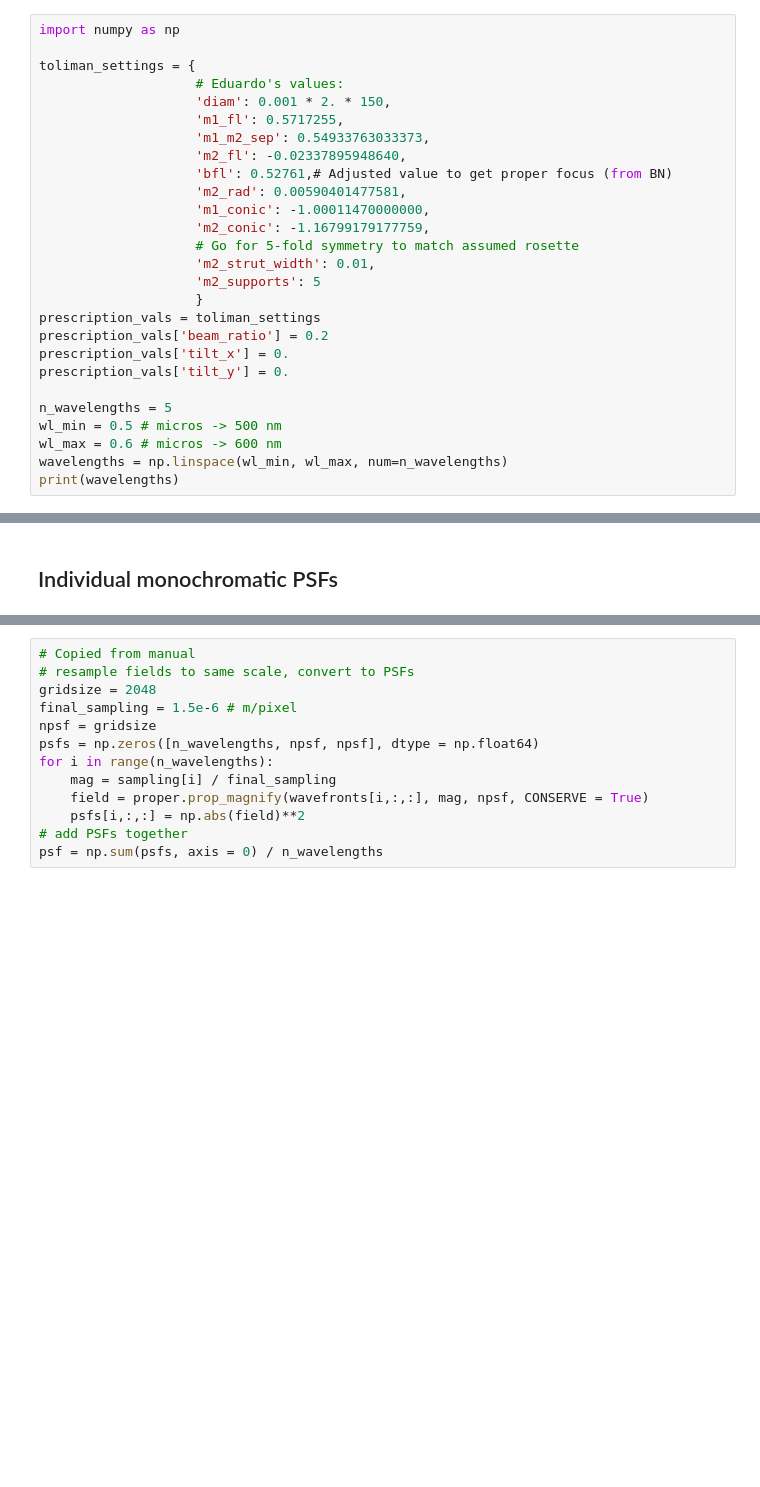
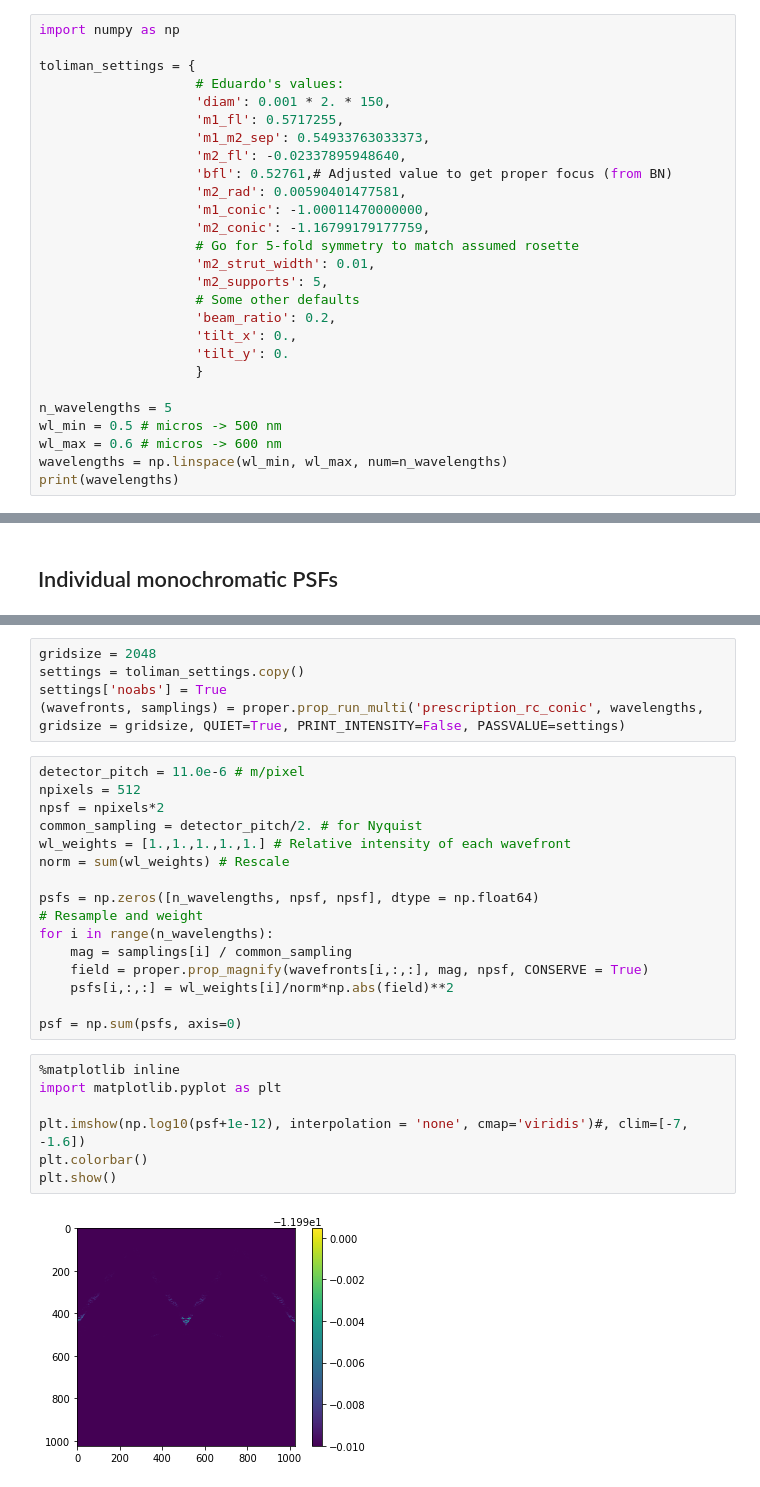
Before and after one commit to benjaminpope/toliman, a Jupyter notebook: image_modelling/toliman PROPER conic RC multi.ipynb, the cells around one changed output, grey strips where cells are left out. Saved outputs shown, nothing was run; the diff lists cells and outputs as text; blank space fills up the shorter version.

```diff
--- a/image_modelling/toliman PROPER conic RC multi.ipynb
+++ b/image_modelling/toliman PROPER conic RC multi.ipynb
@@ -17,12 +17,12 @@ toliman_settings = {
                     'm2_conic': -1.16799179177759,
                     # Go for 5-fold symmetry to match assumed rosette
                     'm2_strut_width': 0.01,
-                    'm2_supports': 5
+                    'm2_supports': 5,
+                    # Some other defaults
+                    'beam_ratio': 0.2,
+                    'tilt_x': 0.,
+                    'tilt_y': 0.
                     }
-prescription_vals = toliman_settings
-prescription_vals['beam_ratio'] = 0.2
-prescription_vals['tilt_x'] = 0.
-prescription_vals['tilt_y'] = 0.
 
 n_wavelengths = 5
 wl_min = 0.5 # micros -> 500 nm
@@ -91,13 +144,30 @@ TypeError: Image data cannot be converted to float
+# %%
+gridsize = 2048
+settings = toliman_settings.copy()
+settings['noabs'] = True
+(wavefronts, samplings) = proper.prop_run_multi('prescription_rc_conic', wavelengths, gridsize = gridsize, QUIET=True, PRINT_INTENSITY=False, PASSVALUE=settings)
 # %%
-# Copied from manual
-# resample fields to same scale, convert to PSFs
-gridsize = 2048
-final_sampling = 1.5e-6 # m/pixel
-npsf = gridsize
+detector_pitch = 11.0e-6 # m/pixel
+npixels = 512
+npsf = npixels*2
+common_sampling = detector_pitch/2. # for Nyquist
+wl_weights = [1.,1.,1.,1.,1.] # Relative intensity of each wavefront
+norm = sum(wl_weights) # Rescale
+
 psfs = np.zeros([n_wavelengths, npsf, npsf], dtype = np.float64)
+# Resample and weight
 for i in range(n_wavelengths):
-    mag = sampling[i] / final_sampling
+    mag = samplings[i] / common_sampling
     field = proper.prop_magnify(wavefronts[i,:,:], mag, npsf, CONSERVE = True)
-    psfs[i,:,:] = np.abs(field)**2
-# add PSFs together
-psf = np.sum(psfs, axis = 0) / n_wavelengths
+    psfs[i,:,:] = wl_weights[i]/norm*np.abs(field)**2
+
+psf = np.sum(psfs, axis=0)
+# %%
+%matplotlib inline
+import matplotlib.pyplot as plt
+
+plt.imshow(np.log10(psf+1e-12), interpolation = 'none', cmap='viridis')#, clim=[-7, -1.6])
+plt.colorbar()
+plt.show()
+# %% [output]
+[figure, added]
```
Also changed, not shown: parts of 11 cells of this notebook, 2 other files.
